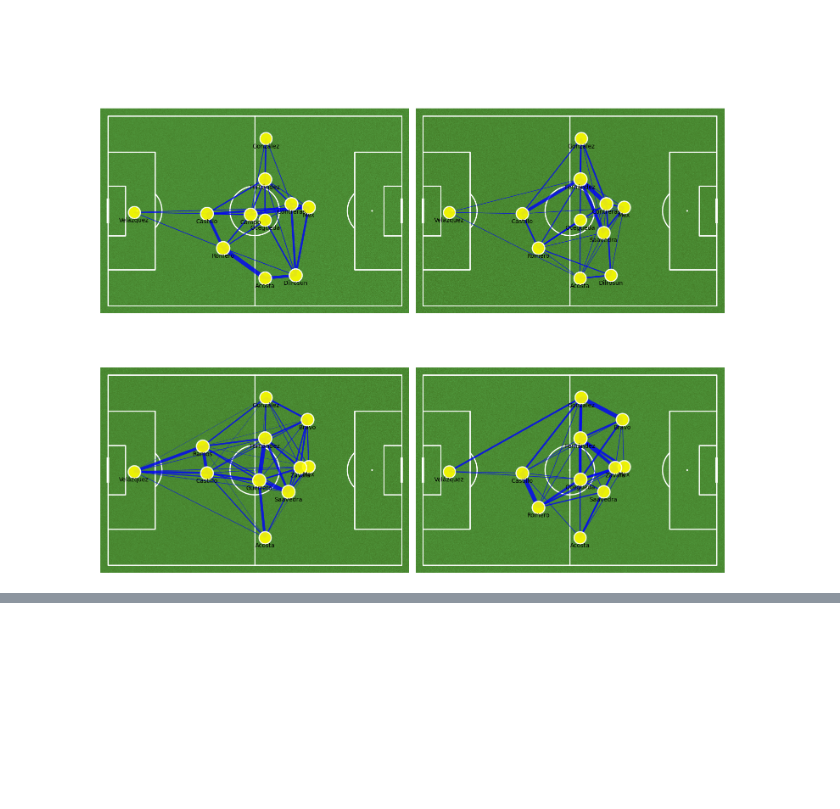
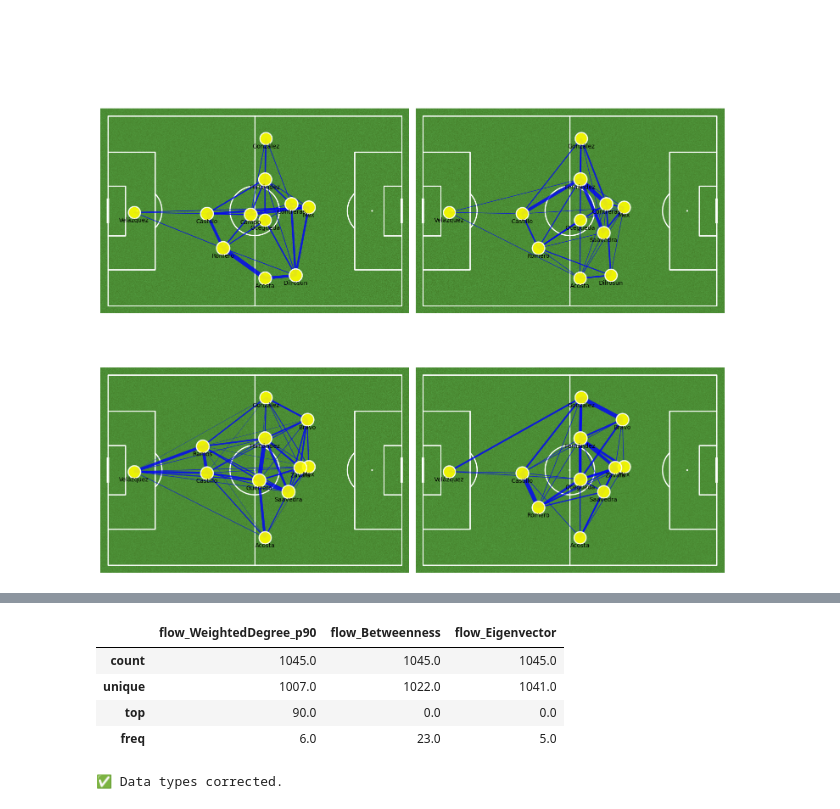
Before and after one commit to SLy-Precision/Player-Detection-and-Team-Performance-Prediction, a Jupyter notebook: 01_Modeling_Using_Data_&_Creation_of_Advanced_Statistics_.ipynb, the cells around one changed output, grey strips where cells are left out. Saved outputs shown, nothing was run; the diff lists cells and outputs as text; code cells hidden in the pictures; blank space fills up the shorter version.

```diff
--- a/01_Modeling_Using_Data_&_Creation_of_Advanced_Statistics_.ipynb
+++ b/01_Modeling_Using_Data_&_Creation_of_Advanced_Statistics_.ipynb
@@ -1441,0 +1578,22 @@ Plotting 4 network(s) for América in match 3972080...
+# %%
+df_advanced[['flow_WeightedDegree_p90', 'flow_Betweenness', 'flow_Eigenvector']].describe()
+# %% [output]
+|  | flow_WeightedDegree_p90 | flow_Betweenness | flow_Eigenvector |
+| count | 1045.0 | 1045.0 | 1045.0 |
+| unique | 1007.0 | 1022.0 | 1041.0 |
+| top | 90.0 | 0.0 | 0.0 |
+| freq | 6.0 | 23.0 | 5.0 |
+# %%
+# List of the columns we need to fix
+cols_to_convert = [
+    'flow_WeightedDegree_p90',
+    'flow_Betweenness',
+    'flow_Eigenvector'
+]
+
+# Convert them to a numeric type (float)
+df_advanced[cols_to_convert] = df_advanced[cols_to_convert].astype(float)
+
+print("✅ Data types corrected.")
+# %% [output]
+✅ Data types corrected.
```
Also changed, not shown: parts of 11 cells of this notebook.
